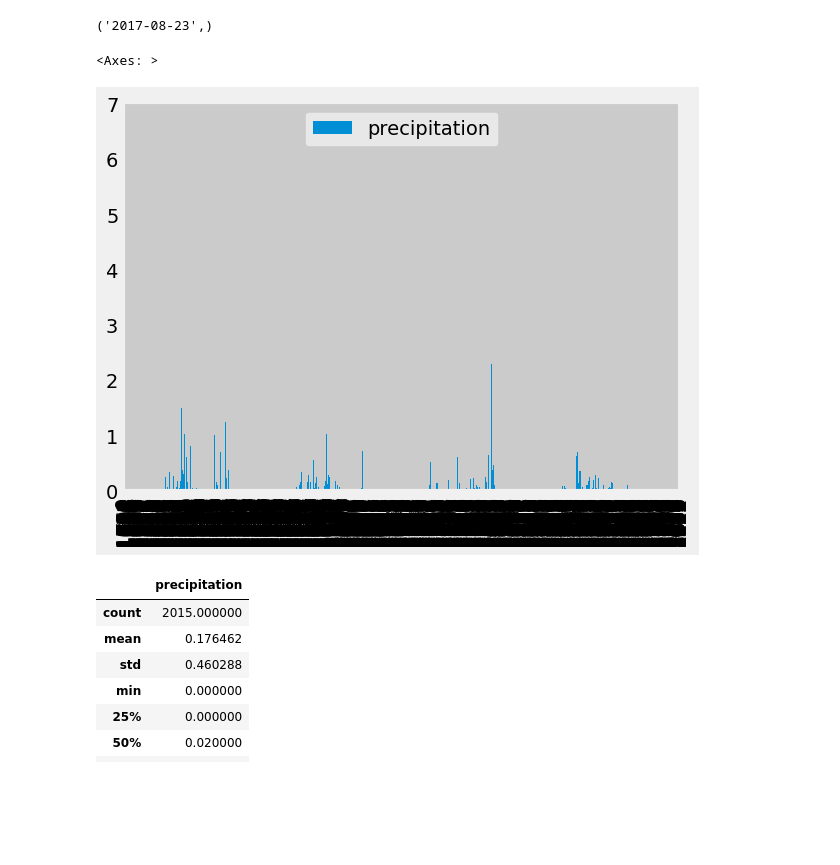
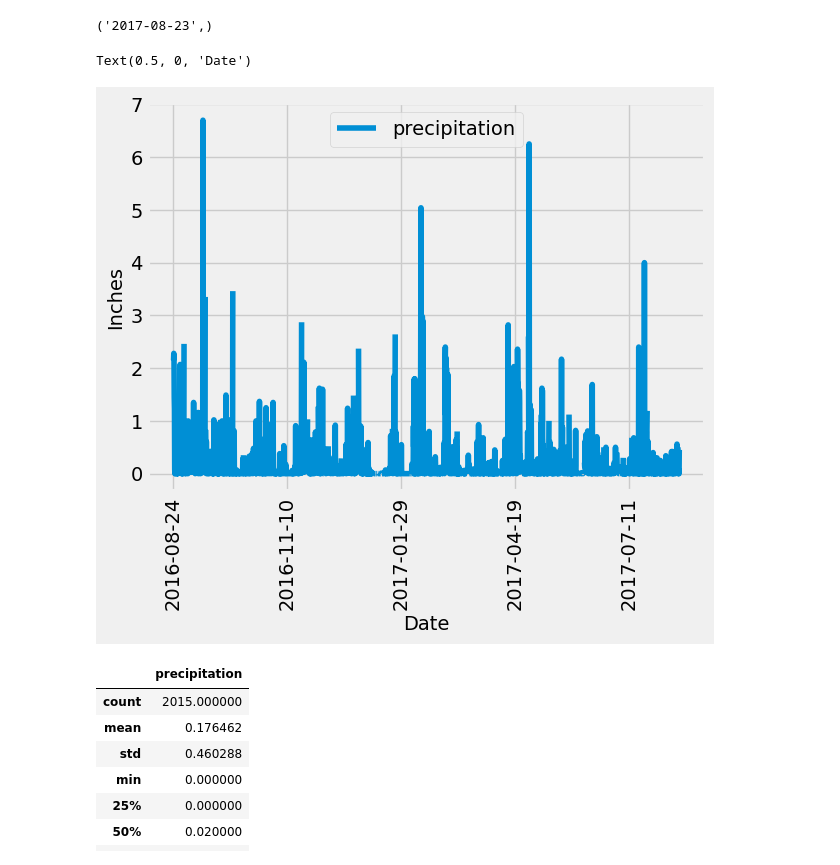
Before and after one commit to v4l3-v1ll4rr03l/sqlalchemy-challenge, a Jupyter notebook: climate_starter.ipynb, the cells around one changed output. Cells and saved outputs as stored; diff of their text form; code cells hidden in the pictures; blank space fills up the shorter version.

```diff
--- a/climate_starter.ipynb
+++ b/climate_starter.ipynb
@@ -53,27 +53,29 @@ recent
 # %%
 # Design a query to retrieve the last 12 months of precipitation data and plot the results.
 # Starting from the most recent data point in the database.
 
 # Calculate the date one year from the last date in data set.
 date = recent[0].split("-")
 date = dt.datetime(int(date[0]), int(date[1]), int(date[2]))
 cut_off = date - dt.timedelta(days=365)
 
 # Perform a query to retrieve the data and precipitation scores
-precipitation_data = session.query(measurement.date, measurement.prcp).filter(measurement.date >= cut_off)
+precipitation_data = session.query(measurement.date, measurement.prcp).filter(measurement.date >= cut_off).all()
 
 # Save the query results as a Pandas DataFrame. Explicitly set the column names
 precipitation_df = pd.DataFrame(precipitation_data, columns=["date", "precipitation"])
 
 # Sort the dataframe by date
 precipitation_df = precipitation_df.sort_values(by='date')
 
 # Use Pandas Plotting with Matplotlib to plot the data
-precipitation_df.set_index('date')
-precipitation_df.plot(kind='bar')
+precipitation_df.set_index('date', inplace=True)
+precipitation_bar = precipitation_df.plot(rot = 90)
+precipitation_bar.set_ylabel("Inches")
+precipitation_bar.set_xlabel("Date")
 # %% [output]
-<Axes: >
+Text(0.5, 0, 'Date')
-[figure, old version]
+[figure, new version]
 # %%
 # Use Pandas to calculate the summary statistics for the precipitation data
 precipitation_df.describe()
```
